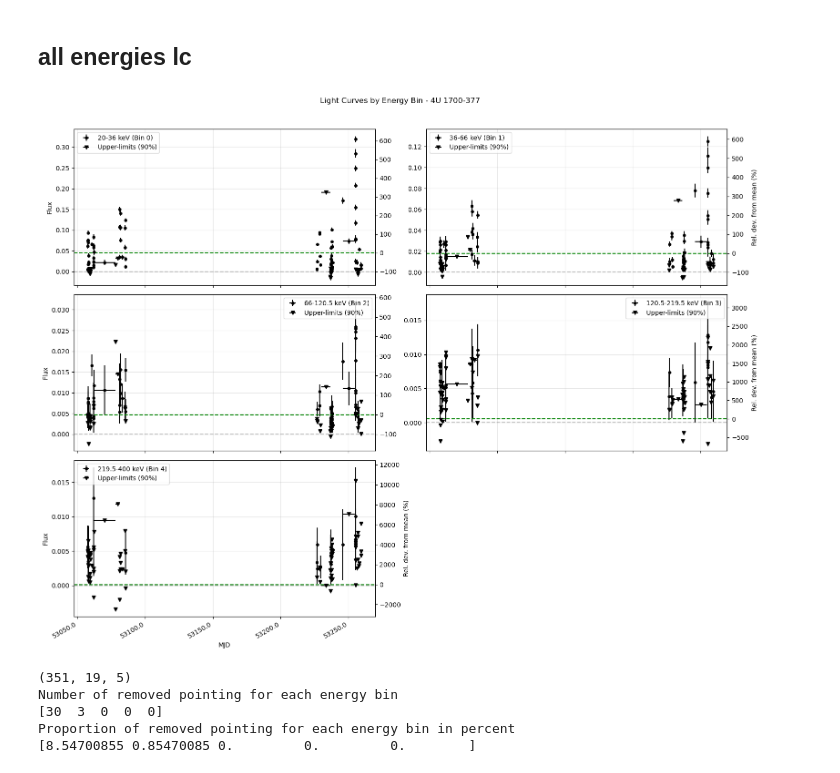
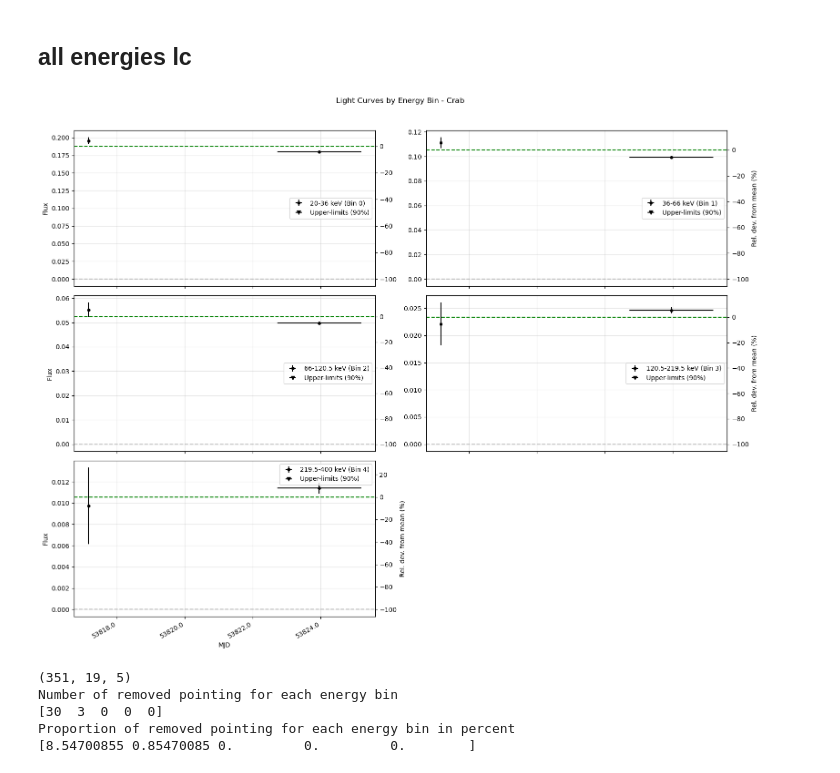
Before and after one commit to tristanbouchet/spi-tap, a Jupyter notebook: auto_spitap.ipynb, the cells around one changed output. Drawn from its saved outputs; the diff is of its cells as text; code cells hidden in the pictures.

```diff
--- a/auto_spitap.ipynb
+++ b/auto_spitap.ipynb
@@ -169,10 +138,10 @@ Environment and directory restored.
 %autoreload 2
 import spitap.analyze_res as res
 
-spec_path = obs.spec_path
-# spec_path= "/home/tbouchet/spi-tap/obs/reg2/2004-01-01_2005-01-01_10deg/20_400_5log_SE/fit_1rn_1pi"
+# spec_path = obs.spec_path
+# spec_path= "/home/tbouchet/spi-tap/obs/test_rev/2005-01-01_2005-06-01_10deg/20_400_5log_SE/fit_0di_1pi"
 # spec_path= "/home/tbouchet/spi-tap/obs/reg2/2004-01-01_2005-01-01_10deg/20_400_5log_SE/fit_0di_1pi"
-# spec_path= "/home/tbouchet/spi-tap/obs/test_rev/2004-01-01_2005-01-01_10deg/20_400_5log_SE/fit_0di_1pi"
+spec_path= "/home/tbouchet/spi-tap/obs/test_rev/2004-01-01_2005-01-01_10deg/20_400_5log_SE/fit_0di_1pi"
 # spec_path = "/home/tbouchet/spi-tap/obs/test_rev/2012-01-01_2013-01-01_10deg/20_400_10log_SE/fit_1rn_1pi"
 # spec_path = "/home/tbouchet/SPI_SOURCES/obs/test/2005-01-01_2005-06-01_10deg/20_400_20log_SE/fit_1di_1pi"
 spi_result = res.SPIResult(spec_path)
@@ -217,18 +190,18 @@ axes=spi_result.plot_source_lightcurves(energy_bin=1, ncols=2, share_dates=True,
 ## all energies lc
 # %%
 axes=spi_result.plot_energybin_lightcurves_for_source(
-"4U 1700-377",
-# "Crab",
+# "4U 1700-377",
+"Crab",
 ncols=2,
 date_type="MJD",
 figsize_per_panel=(8, 4),
 # energy_bins=[0, 1, 2, 3],
 energy_bins=None,
 show_uplim=True,
 show_rel_flux=True
 )
 # %% [output]
-[figure, old version]
+[figure, new version]
 # %%
 pointing_selection = spi_result.select_pointing(det_thresh=7, std_point_thresh=3)
 # %% [output]
```
Also changed, not shown: parts of 9 cells of this notebook, 7 other files.
